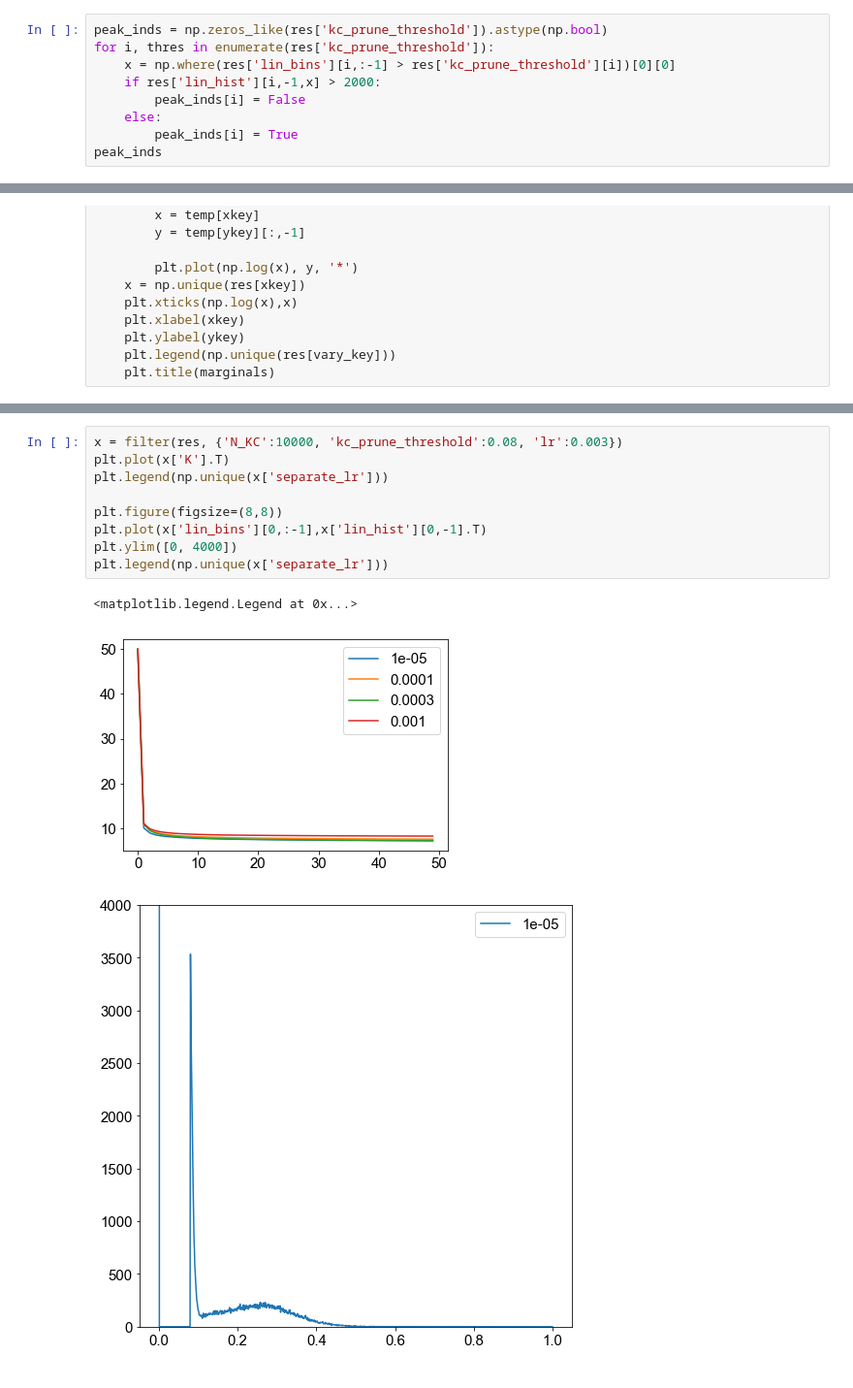
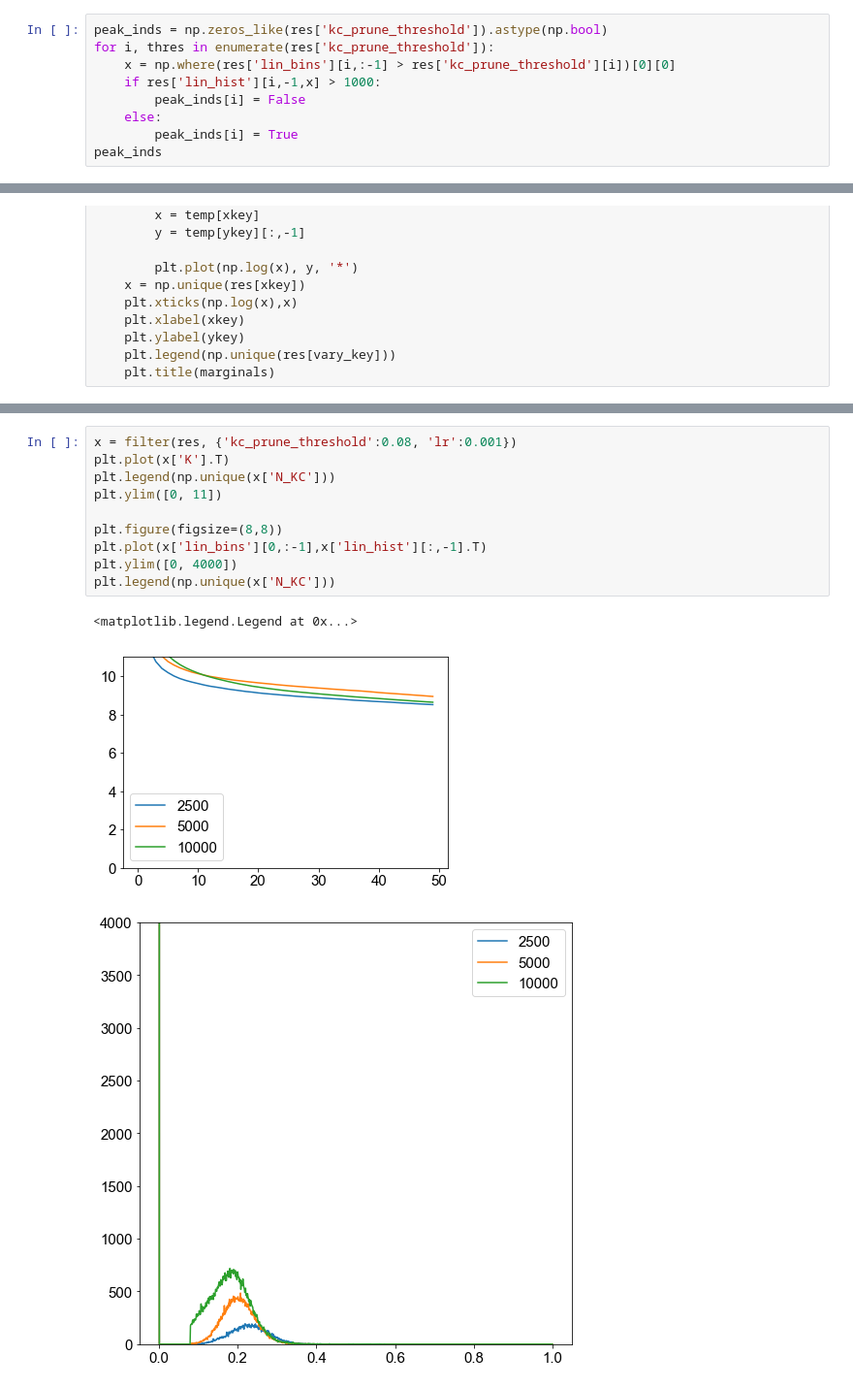
Before and after one commit to gyyang/olfaction_evolution, a Jupyter notebook: notebooks/analyze_K_big.ipynb, the cells around one changed output, grey strips where cells are left out. Shown: that part at 97% size. Cells and saved outputs as stored; diff of their text form.

```diff
--- a/notebooks/analyze_K_big.ipynb
+++ b/notebooks/analyze_K_big.ipynb
@@ -53,7 +53,7 @@ plt.ylim([0, 10000])
 peak_inds = np.zeros_like(res['kc_prune_threshold']).astype(np.bool)
 for i, thres in enumerate(res['kc_prune_threshold']):
     x = np.where(res['lin_bins'][i,:-1] > res['kc_prune_threshold'][i])[0][0]
-    if res['lin_hist'][i,-1,x] > 2000:
+    if res['lin_hist'][i,-1,x] > 1000:
         peak_inds[i] = False
     else:
         peak_inds[i] = True
@@ -225,16 +178,17 @@ marginal_plot('lr', 'train_acc', 'N_KC', {'kc_prune_threshold':0.08})
 # %%
-x = filter(res, {'N_KC':10000, 'kc_prune_threshold':0.08, 'lr':0.003})
+x = filter(res, {'kc_prune_threshold':0.08, 'lr':0.001})
 plt.plot(x['K'].T)
-plt.legend(np.unique(x['separate_lr']))
+plt.legend(np.unique(x['N_KC']))
+plt.ylim([0, 11])
 
 plt.figure(figsize=(8,8))
-plt.plot(x['lin_bins'][0,:-1],x['lin_hist'][0,-1].T)
+plt.plot(x['lin_bins'][0,:-1],x['lin_hist'][:,-1].T)
 plt.ylim([0, 4000])
-plt.legend(np.unique(x['separate_lr']))
+plt.legend(np.unique(x['N_KC']))
 # %% [output]
 <matplotlib.legend.Legend at 0x...>
-[figure, old version]
+[figure, new version]
-[figure, old version]
+[figure, new version]
 # %%
 x = filter(res, {'separate_lr':0.001, 'N_KC':10000, 'kc_prune_threshold':0.08})
 plt.plot(x['K'].T)
```
Also changed, not shown: parts of 17 cells of this notebook, 1 other file.
